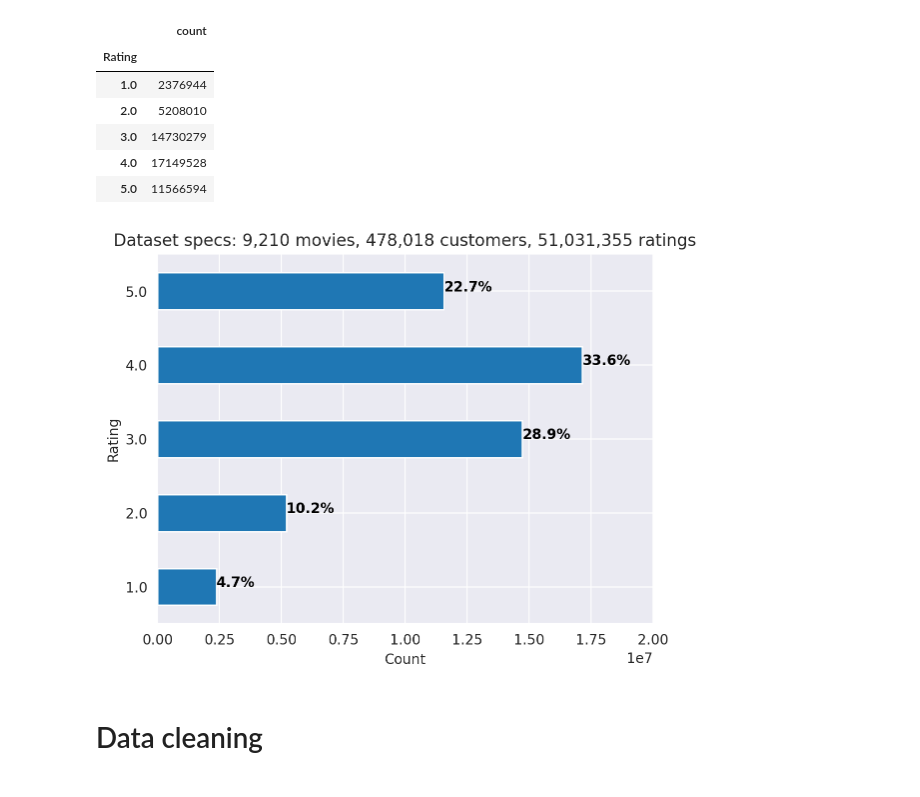
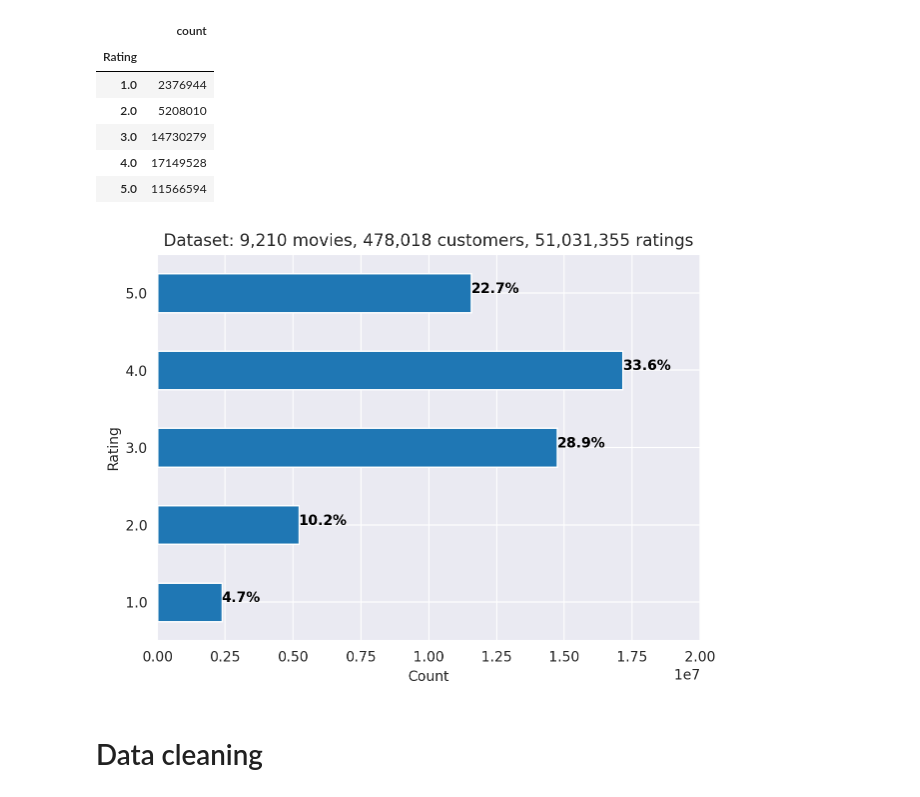
Before and after one commit to edubf22/recommender-challenge, a Jupyter notebook: notebooks/data-manipulation.ipynb, the cells around one changed output. Cells and saved outputs as stored; diff of their text form; code cells hidden in the pictures.

```diff
--- a/notebooks/data-manipulation.ipynb
+++ b/notebooks/data-manipulation.ipynb
@@ -118,23 +118,25 @@ rating_count = df['Cust_Id'].count() - df['Rating'].isnull().sum()
 # %%
 # Create graph object
 ax = rating_dist.plot(kind='barh', legend=False)
 
 # Add features
-plt.title('Dataset specs: {:,} movies, {:,} customers, {:,} ratings'.format(movie_count, cust_count, rating_count))
+plt.title('Dataset: {:,} movies, {:,} customers, {:,} ratings'.format(movie_count, cust_count, rating_count))
 plt.xlim(right=2e7)
 plt.xlabel('Count')
 
 # Add percentages to each bar
 for i in range (1, 6):
     ax.text(x=rating_dist.iloc[i-1],
             y=i-1,
             s='{:.1f}%'.format(rating_dist.iloc[i-1][0]*100 / rating_dist.sum()[0]),
             color='black',
             weight='bold')
 
+plt.tight_layout()
+#plt.savefig('../saves/images/rating_distrib.png')
 plt.show()
 # %% [output]
-[figure, old version]
+[figure, new version]
 # %%
 # Not a normal distribution, we can see there are more ratings over 3.0
 # %% [markdown]
```
Also changed, not shown: parts of 17 cells of this notebook.
